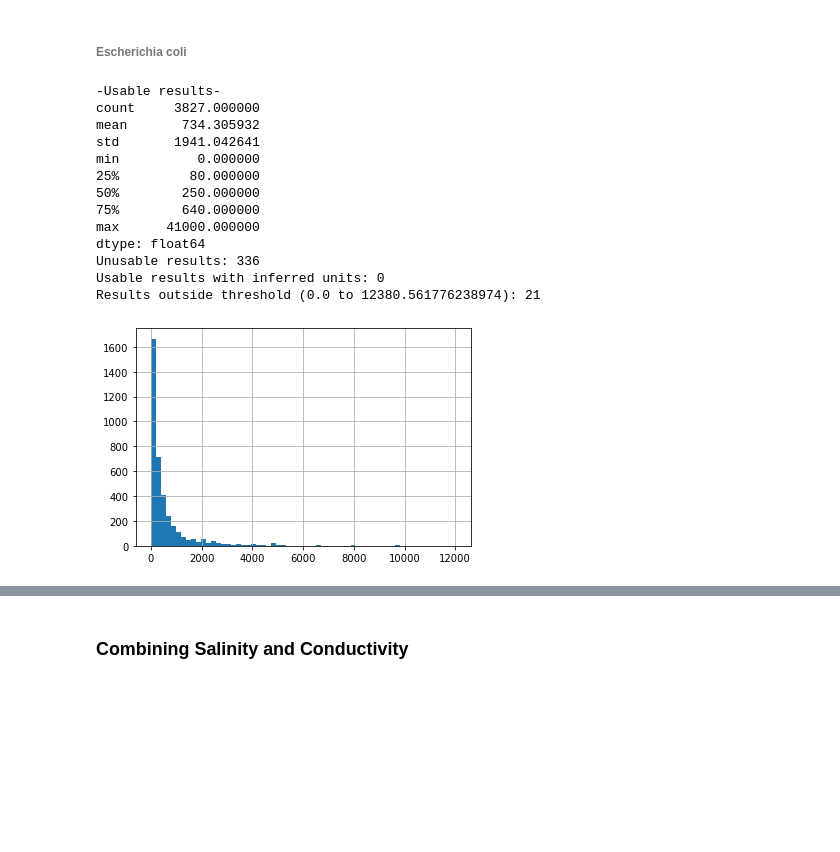
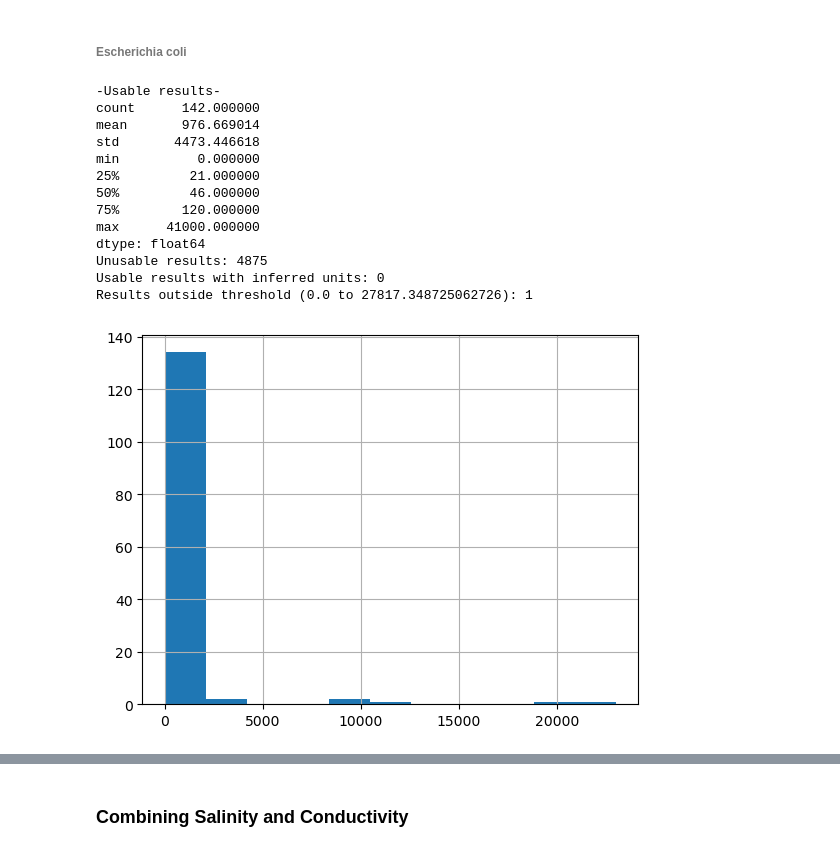
Before and after one commit to USEPA/harmonize-wq, a Jupyter notebook: demos/Harmonize_Tampa.ipynb, the cells around one changed output, grey strips where cells are left out. Drawn from its saved outputs; the diff is of its cells as text; code cells hidden in the pictures; blank space fills up the shorter version.

```diff
--- a/demos/Harmonize_Tampa.ipynb
+++ b/demos/Harmonize_Tampa.ipynb
@@ -172,3 +208,7 @@ Results are collapsed by retaining the first result that isn't NAN. There can be
+# %%
+# Stations
+aoi_url = r'https://github.com/USEPA/Coastal_Ecological_Indicators/raw/master/DGGS_Coastal/temperature_data/TampaBay.geojson'
+aoi_gdf = wrangle.as_gdf(aoi_url)
 # %%
 # Build query with characteristicNames and the AOI extent
 query = {'characteristicName': ['Phosphorus',
@@ -951,6 +1017,7 @@ Some equivalence assumptions are built-in where bacteria counts that are not equ
 # %% [markdown]
 ###### Fecal Coliform
 # %%
-df = harmonize.harmonize_generic(df, 'Fecal Coliform', report=True)
+# Known unit with bad dimensionality ('Colony_Forming_Units * milliliter')
+df = harmonize.harmonize_generic(df, 'Fecal Coliform', report=True, errors='ignore')
 # %% [output]
 -Usable results-
@@ -987,22 +1054,23 @@ df.loc[df['CharacteristicName']=='Fecal Coliform', cols]
 # %% [markdown]
 ###### Escherichia coli
 # %%
-df = harmonize.harmonize_generic(df, 'Escherichia coli', report=True)
+# Known unit with bad dimensionality ('Colony_Forming_Units * milliliter')
+df = harmonize.harmonize_generic(df, 'Escherichia coli', report=True, errors='ignore')
 # %% [output]
 -Usable results-
-count     3827.000000
-mean       734.305932
-std       1941.042641
+count      142.000000
+mean       976.669014
+std       4473.446618
 min          0.000000
-25%         80.000000
-50%        250.000000
-75%        640.000000
+25%         21.000000
+50%         46.000000
+75%        120.000000
 max      41000.000000
 dtype: float64
-Unusable results: 336
+Unusable results: 4875
 Usable results with inferred units: 0
-Results outside threshold (0.0 to 12380.561776238974): 21
+Results outside threshold (0.0 to 27817.348725062726): 1
-[figure, old version]
+[figure, new version]
 # %%
 cols = ['ResultMeasureValue', 'ResultMeasure/MeasureUnitCode', 'QA_flag', 'E_coli']
 df.loc[df['CharacteristicName']=='Escherichia coli', cols]
```
Also changed, not shown: parts of 87 cells of this notebook.
